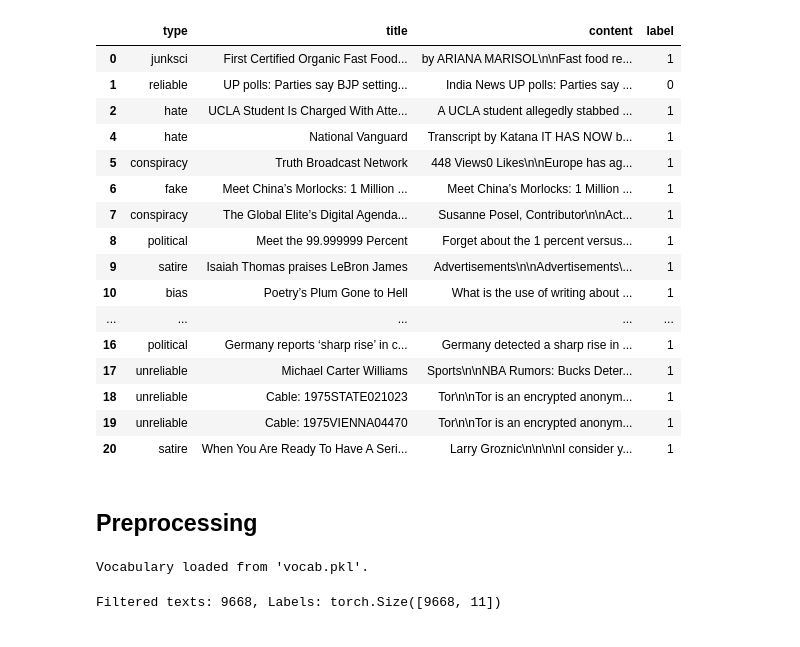
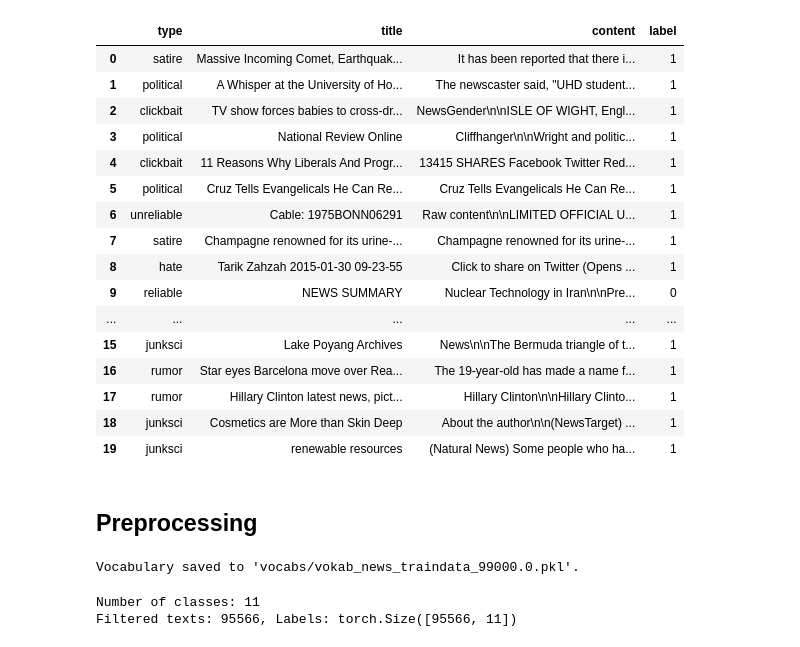
Before and after one commit to vamshinenavath/Fake-News-Detection, a Jupyter notebook: full_classifier.ipynb, the cells around one changed output. Drawn from its saved outputs; the diff is of its cells as text; code cells hidden in the pictures.

```diff
--- a/full_classifier.ipynb
+++ b/full_classifier.ipynb
@@ -4,32 +4,32 @@ import pandas as pd
 # %%
 dataset_dir = "datasets"
 file = 'news_traindata' # 'WELFake_Dataset.csv'
-nrows = 10000
+nrows = 110000 * 0.9
 vocab_file = f'vocabs/vokab_{file}_{nrows}.pkl'
 model_file = f"models/simple_model_{file}_{nrows}.pth"
 
 df = pd.read_csv(f'{dataset_dir}/{file}.csv', encoding='utf-8', nrows=nrows)
 df = df.dropna()
 
 df.head(20)
 # %% [output]
 |  | type | title | content | label |
-| 0 | junksci | First Certified Organic Fast Food... | by ARIANA MARISOL\n\nFast food re... | 1 |
-| 1 | reliable | UP polls: Parties say BJP setting... | India News UP polls: Parties say ... | 0 |
-| 2 | hate | UCLA Student Is Charged With Atte... | A UCLA student allegedly stabbed ... | 1 |
-| 4 | hate | National Vanguard | Transcript by Katana IT HAS NOW b... | 1 |
-| 5 | conspiracy | Truth Broadcast Network | 448 Views0 Likes\n\nEurope has ag... | 1 |
-| 6 | fake | Meet China’s Morlocks: 1 Million ... | Meet China’s Morlocks: 1 Million ... | 1 |
-| 7 | conspiracy | The Global Elite’s Digital Agenda... | Susanne Posel, Contributor\n\nAct... | 1 |
-| 8 | political | Meet the 99.999999 Percent | Forget about the 1 percent versus... | 1 |
-| 9 | satire | Isaiah Thomas praises LeBron James | Advertisements\n\nAdvertisements\... | 1 |
-| 10 | bias | Poetry’s Plum Gone to Hell | What is the use of writing about ... | 1 |
+| 0 | satire | Massive Incoming Comet, Earthquak... | It has been reported that there i... | 1 |
+| 1 | political | A Whisper at the University of Ho... | The newscaster said, "UHD student... | 1 |
+| 2 | clickbait | TV show forces babies to cross-dr... | NewsGender\n\nISLE OF WIGHT, Engl... | 1 |
+| 3 | political | National Review Online | Cliffhanger\n\nWright and politic... | 1 |
+| 4 | clickbait | 11 Reasons Why Liberals And Progr... | 13415 SHARES Facebook Twitter Red... | 1 |
+| 5 | political | Cruz Tells Evangelicals He Can Re... | Cruz Tells Evangelicals He Can Re... | 1 |
+| 6 | unreliable | Cable: 1975BONN06291 | Raw content\n\nLIMITED OFFICIAL U... | 1 |
+| 7 | satire | Champagne renowned for its urine-... | Champagne renowned for its urine-... | 1 |
+| 8 | hate | Tarik Zahzah 2015-01-30 09-23-55 | Click to share on Twitter (Opens ... | 1 |
+| 9 | reliable | NEWS SUMMARY | Nuclear Technology in Iran\n\nPre... | 0 |
 | ... | ... | ... | ... | ... |
-| 16 | political | Germany reports ‘sharp rise’ in c... | Germany detected a sharp rise in ... | 1 |
-| 17 | unreliable | Michael Carter Williams | Sports\n\nNBA Rumors: Bucks Deter... | 1 |
-| 18 | unreliable | Cable: 1975STATE021023 | Tor\n\nTor is an encrypted anonym... | 1 |
-| 19 | unreliable | Cable: 1975VIENNA04470 | Tor\n\nTor is an encrypted anonym... | 1 |
-| 20 | satire | When You Are Ready To Have A Seri... | Larry Groznic\n\n\n\nI consider y... | 1 |
+| 15 | junksci | Lake Poyang Archives | News\n\nThe Bermuda triangle of t... | 1 |
+| 16 | rumor | Star eyes Barcelona move over Rea... | The 19-year-old has made a name f... | 1 |
+| 17 | rumor | Hillary Clinton latest news, pict... | Hillary Clinton\n\nHillary Clinto... | 1 |
+| 18 | junksci | Cosmetics are More than Skin Deep | About the author\n\n(NewsTarget) ... | 1 |
+| 19 | junksci | renewable resources | (Natural News) Some people who ha... | 1 |
 # %% [markdown]
 ## Preprocessing
 # %%
@@ -69,7 +69,7 @@ if os.path.exists(vocab_file):
 else:
     vocab = generate_vocabulary(df)
 # %% [output]
-Vocabulary loaded from 'vocab.pkl'.
+Vocabulary saved to 'vocabs/vokab_news_traindata_99000.0.pkl'.
 # %%
 import torch
 from torch.nn.utils.rnn import pad_sequence
@@ -83,6 +83,7 @@ le = LabelEncoder()
 df['type_encoded'] = le.fit_transform(df['type'])
 
 NUM_CLASSES = len(le.classes_)  # Number of unique classes
+print(f"Number of classes: {NUM_CLASSES}")
 
 encoded_texts_and_labels = []
 for text, label in zip(df['content'], df['type_encoded']):
@@ -104,7 +105,8 @@ padded_texts = pad_sequence(encoded_texts, batch_first=True, padding_value=vocab
 
 print(f"Filtered texts: {len(padded_texts)}, Labels: {labels.shape}")
 # %% [output]
-Filtered texts: 9668, Labels: torch.Size([9668, 11])
+Number of classes: 11
+Filtered texts: 95566, Labels: torch.Size([95566, 11])
 # %%
 from torch.utils.data import Dataset, DataLoader
 from sklearn.model_selection import train_test_split
```
Also changed, not shown: parts of 4 cells of this notebook, 6 other files.
